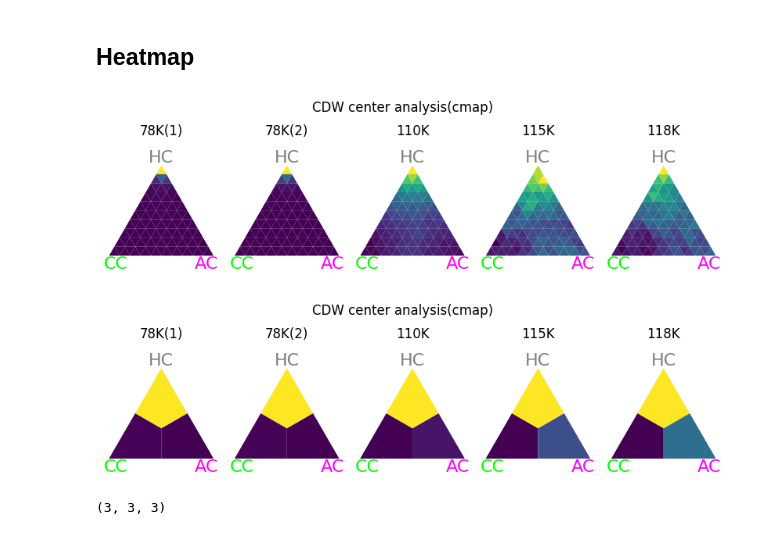
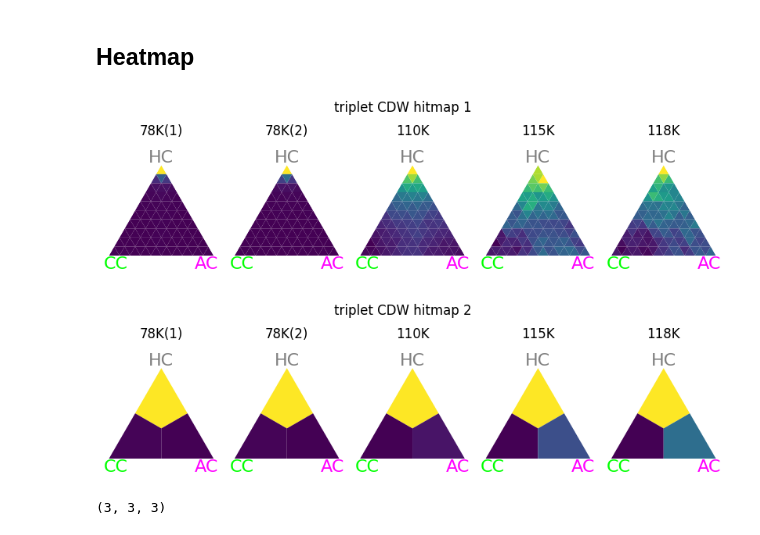
Before and after one commit to Potdooshami/2H_TaSe2_Tc_STM, a Jupyter notebook: visualizePhaseMap.ipynb, the cells around one changed output. Saved outputs shown, nothing was run; the diff lists cells and outputs as text; code cells hidden in the pictures.

```diff
--- a/visualizePhaseMap.ipynb
+++ b/visualizePhaseMap.ipynb
@@ -359,17 +366,19 @@ def draw_hexbinhit(ax,dt,
     ax.set_facecolor([.3,.3,.3])
     ax.axis('off')
 # %%
-fig,axs = subplotss(' ',df['nms'],figsize=(10,2.9),nm_sup='CDW center analysis(cmap)',subplot_kw={'projection':'ternary'})
+fig,axs = subplotss(' ',df['nms'],figsize=(10,2.9),nm_sup='triplet CDW hitmap 1',subplot_kw={'projection':'ternary'})
 broad_plot(axs,dts,draw_hexbinhit)
+fig.savefig('docs\ICCDW_transition\hitmap1.png', bbox_inches='tight')
 # %% [output]
-[figure, old version]
+[figure, new version]
 # %%
 def draw_hexbinhit2(ax,dt):
     draw_hexbinhit(ax,dt,gridsize=1,istri=False)
-fig,axs = subplotss(' ',df['nms'],figsize=(10,2.9),nm_sup='CDW center analysis(cmap)',subplot_kw={'projection':'ternary'})
+fig,axs = subplotss(' ',df['nms'],figsize=(10,2.9),nm_sup='triplet CDW hitmap 2',subplot_kw={'projection':'ternary'})
 broad_plot(axs,dts,draw_hexbinhit2)
+fig.savefig('docs\ICCDW_transition\hitmap2.png', bbox_inches='tight')
 # %% [output]
-[figure, old version]
+[figure, new version]
 # %%
 def get_z3z3hex(Info):
   HHH_argmax = np.argmax(Info[0], axis=2)
```
Also changed, not shown: parts of 3 cells of this notebook, 9 other files.
